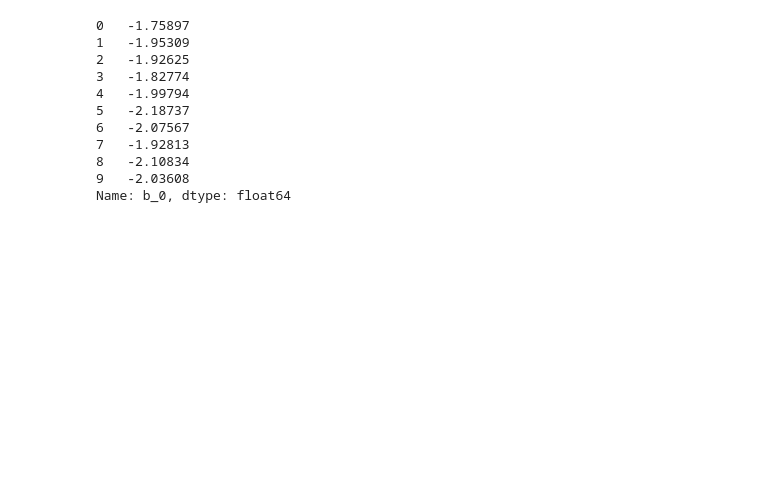
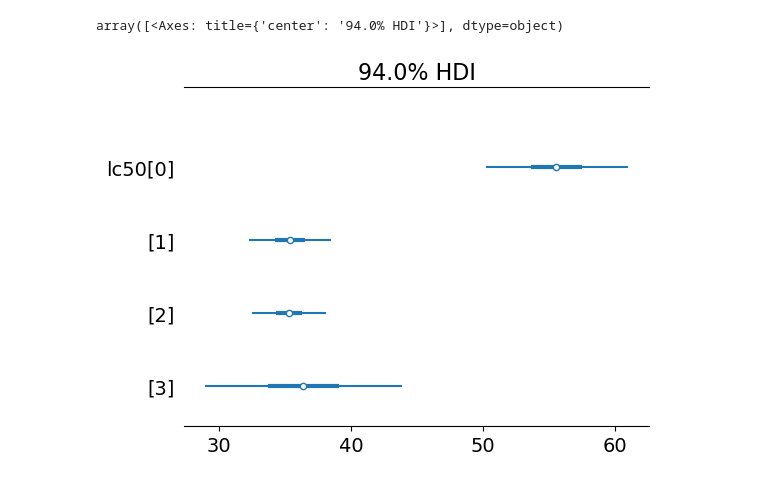
Before and after one commit to daniel-hartman/Bayes_LC50, a Jupyter notebook: lc50-stan.ipynb, the cells around one changed output. Cells and saved outputs as stored; diff of their text form; code cells hidden in the pictures; blank space fills up the shorter version.

Commit message:
adding forest plot

```diff
--- a/lc50-stan.ipynb
+++ b/lc50-stan.ipynb
@@ -121,17 +135,8 @@ Data variables:
-# %%
-#posterior predicitons
-draws=fit.draws_pd()
-#fit.draws_pd().assign(yhat (1) / ( 1 + np.exp( -1*( draws['b_0'] + draws['b] ))))
-draws.head(10)
-# %% [output]
-0   -1.75897
-1   -1.95309
-2   -1.92625
-3   -1.82774
-4   -1.99794
-5   -2.18737
-6   -2.07567
-7   -1.92813
-8   -2.10834
-9   -2.03608
-Name: b_0, dtype: float64
+# %%
+#posterior predicitons
+
+az.plot_forest(fit, var_names=['lc*'], filter_vars="regex",
+               combined=True)
+# %% [output]
+array([<Axes: title={'center': '94.0% HDI'}>], dtype=object)
+[figure, added]
```
Also changed, not shown: parts of 3 cells of this notebook.
